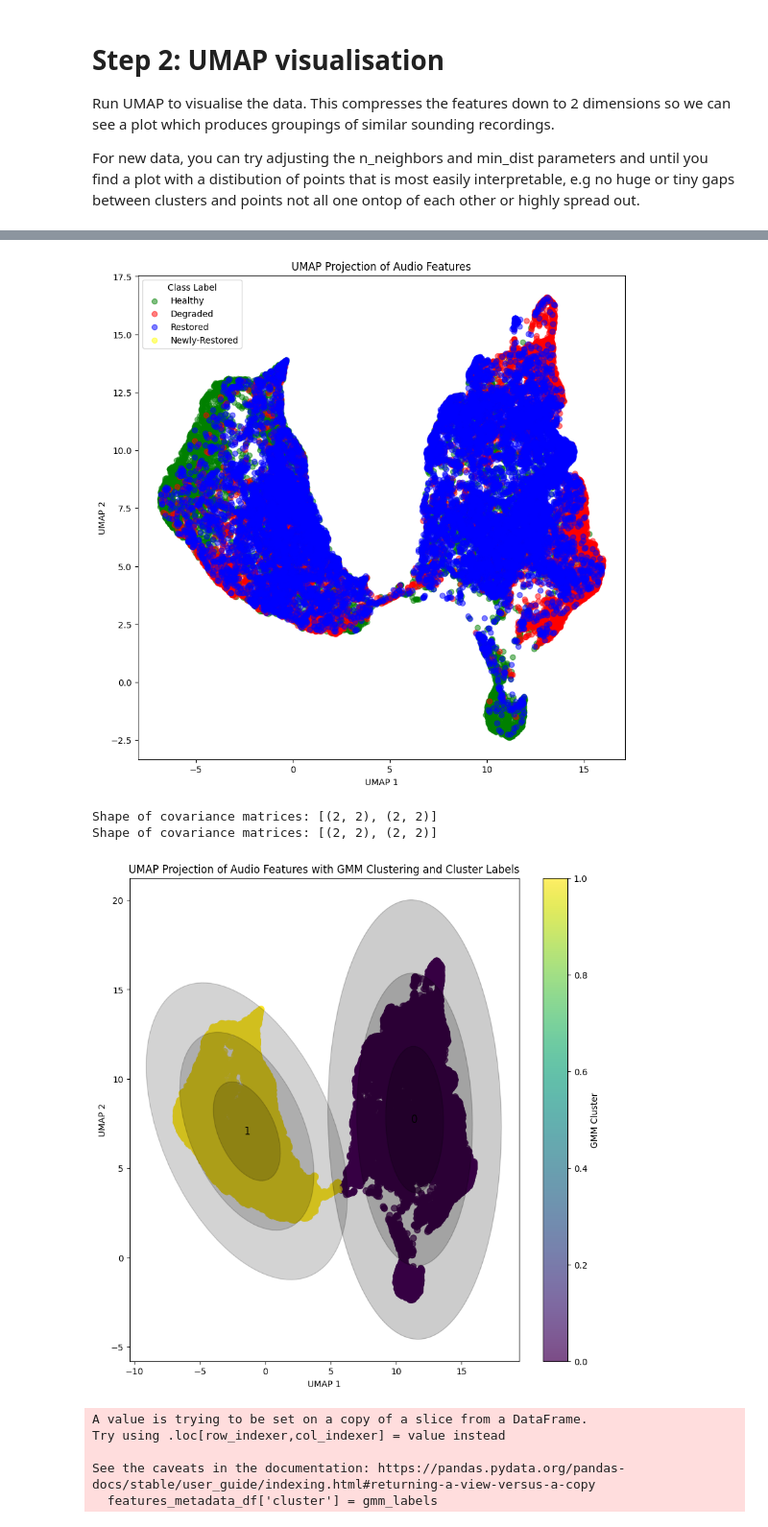
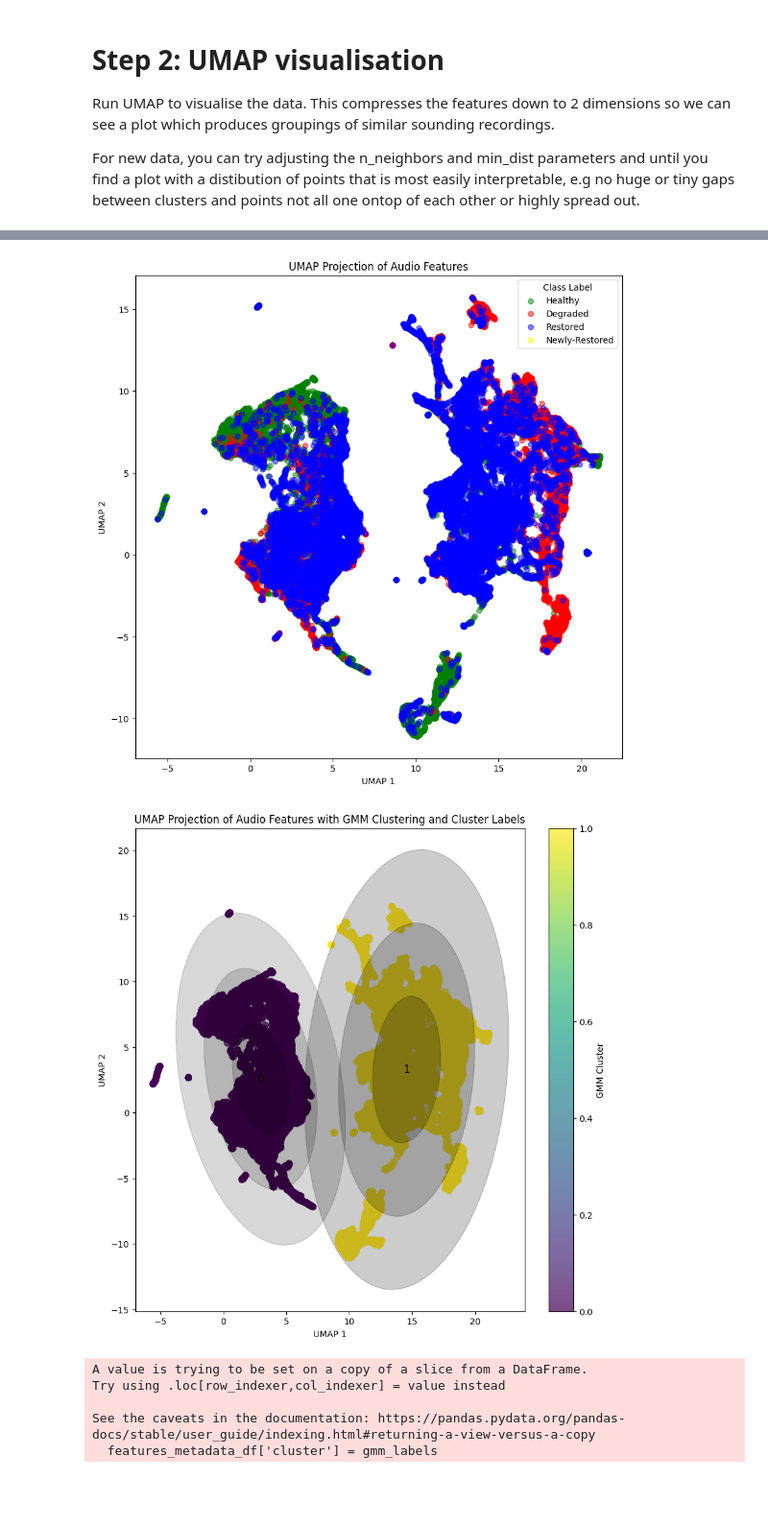
Before and after one commit to Olli365/Aqoustics-Surfperch, a Jupyter notebook: UMAP/UMAP_GMM_v3.ipynb, the cells around one changed output, grey strips where cells are left out. Shown at 96% size. Cells and saved outputs as stored; diff of their text form; code cells hidden in the pictures; blank space fills up the shorter version.

```diff
--- a/UMAP/UMAP_GMM_v3.ipynb
+++ b/UMAP/UMAP_GMM_v3.ipynb
@@ -127,10 +151,9 @@ def read_embeddings_to_dataframe(tfrecord_files):
 # %%
-# Construct the full paths to the TFRecord files using file_list
+# Construct the full paths to the TFRecord files
 tfrecord_files = [os.path.join(tfrecord_dir, f) for f in file_list]
 
-# Call the function to read embeddings and store them in a DataFrame
-embeddings_df = read_embeddings_to_dataframe(tfrecord_files)
-
+# Process the TFRecord files in batches of 5
+embeddings_df = process_in_batches(tfrecord_files, batch_size=5)
 
 print(f"Embeddings DataFrame created with shape: {embeddings_df.shape}")
 # %% [output]
@@ -212,6 +236,6 @@ Run UMAP to visualise the data. This compresses the features down to 2 dimension
 
 For new data, you can try adjusting the n_neighbors and min_dist parameters and until you find a plot with a distibution of points that is most easily interpretable, e.g no huge or tiny gaps between clusters and points not all one ontop of each other or highly spread out.
 # %%
-import umap
 n_neighbors = 13
 min_dist = 0.1
+n = 128
@@ -235,9 +242,12 @@ sampled_data.iloc[:, 2:]
 # %%
-umap_reducer = umap.UMAP(n_components=128, random_state=random_seed, n_neighbors=n_neighbors, min_dist=min_dist)
-umap_reducer.fit(sampled_data.iloc[:, 2:])
-reduced_features_128 = umap_reducer.transform(features_metadata_df.iloc[:, 2:])
-umap_reducer_2d = umap.UMAP(n_components=2, random_state=random_seed, n_neighbors=n_neighbors, min_dist=min_dist)
-reduced_features_2d = umap_reducer_2d.fit_transform(reduced_features_128)
+import umap
+
+umap_reducer_1 = umap.UMAP(n_components=n, random_state=random_seed, n_neighbors=n_neighbors, min_dist=min_dist)
+reduced_features_128 = umap_reducer_1.fit_transform(features_metadata_df.iloc[:, 2:])
+
+
+umap_reducer_2 = umap.UMAP(n_components=2, random_state=random_seed, n_neighbors=n_neighbors, min_dist=min_dist)
+umap_embeddings = umap_reducer_2.fit_transform(reduced_features_128)
 # %%
 # Mapping from single letters to words for descriptive labels
 class_mapping = {'H': 'Healthy', 'D': 'Degraded', 'R': 'Restored', 'N': 'Newly-Restored'}
@@ -250,7 +260,7 @@ plt.figure(figsize=(10, 10))
 for class_type, label in class_mapping.items():
     # Select only data rows with the current class_type, mapping them to descriptive labels on-the-fly
     indices = features_metadata_df['class_type'] == class_type
-    plt.scatter(reduced_features_2d[indices, 0], reduced_features_2d[indices, 1], label=label,
+    plt.scatter(umap_embeddings[indices, 0], umap_embeddings[indices, 1], label=label,
                 color=color_mapping[label], alpha=0.5)  # Assigning specific colors
 
 plt.title('UMAP Projection of Audio Features')
@@ -259,7 +269,7 @@ plt.ylabel('UMAP 2')
 plt.legend(title='Class Label')  # Adds a legend with a title
 plt.show()
 # %% [output]
-[figure, old version]
+[figure, new version]
 # %%
 from sklearn.mixture import GaussianMixture
 from matplotlib.patches import Ellipse
@@ -267,55 +277,51 @@ from matplotlib.patches import Ellipse
 # Step 1: Fit GMM on the 2D UMAP embeddings
 n_components = 2  # Set the number of clusters (you can adjust this based on your data)
 gmm = GaussianMixture(n_components=n_components, covariance_type='full', random_state=random_seed)
-gmm.fit(reduced_features_2d)
+gmm.fit(umap_embeddings)
 
 # Step 2: Predict the cluster labels for each point
-gmm_labels = gmm.predict(reduced_features_2d)
+gmm_labels = gmm.predict(umap_embeddings)
 
 # Step 3: Function to draw ellipses representing GMM components
 def draw_ellipse(position, covariance, ax=None, cluster_num=None, **kwargs):
     """Draw an ellipse with a given position and covariance and label it with the cluster number."""
     ax = ax or plt.gca()
 
-    # Compute the eigenvalues and eigenvectors to find the axes of the ellipse
+    # Convert covariance to principal axes
     if covariance.shape == (2, 2):
-        eigvals, eigvecs = np.linalg.eigh(covariance)
-        angle = np.degrees(np.arctan2(eigvecs[1, 0], eigvecs[0, 0]))
-        width, height = 2 * np.sqrt(eigvals)
+        U, s, Vt = np.linalg.svd(covariance)
+        angle = np.degrees(np.arctan2(U[1, 0], U[0, 0]))
+        width, height = 2 * np.sqrt(s)
     else:
-        raise ValueError("Covariance matrix must be 2x2 for 2D data.")
+        angle = 0
+        width, height = 2 * np.sqrt(covariance)
 
     # Draw the Ellipse with angle as a keyword argument
     for nsig in range(1, 4):  # Draw ellipses at 1, 2, and 3 standard deviations
         ax.add_patch(Ellipse(position, nsig * width, nsig * height, angle=angle, **kwargs))
 
     # Add the cluster number at the center of the ellipse
     if cluster_num is not None:
         ax.text(position[0], position[1], str(cluster_num), color='black', fontsize=12, ha='center', va='center')
 
-
 # Step 4: Plot UMAP embeddings with clusters from GMM
 plt.figure(figsize=(10, 10))
 
 # Plot UMAP embeddings and color them by the GMM cluster labels
-plt.scatter(reduced_features_2d[:, 0], reduced_features_2d[:, 1], c=gmm_labels, cmap='viridis', s=50, alpha=0.7)
+plt.scatter(umap_embeddings[:, 0], umap_embeddings[:, 1], c=gmm_labels, cmap='viridis', s=50, alpha=0.7)
 
 # Step 5: Plot GMM ellipses with cluster numbers
 w_factor = 0.2 / gmm.weights_.max()  # Scale the ellipses by their weights
 for i, (pos, covar, w) in enumerate(zip(gmm.means_, gmm.covariances_, gmm.weights_)):
-    # Add this print statement before calling draw_ellipse
-    print("Shape of covariance matrices:", [cov.shape for cov in gmm.covariances_])
     draw_ellipse(pos, covar, alpha=w * w_factor, color='black', cluster_num=i)  # Add cluster number
 
 plt.title('UMAP Projection of Audio Features with GMM Clustering and Cluster Labels')
 plt.xlabel('UMAP 1')
 plt.ylabel('UMAP 2')
 plt.colorbar(label='GMM Cluster')
 plt.show()
 # %% [output]
-Shape of covariance matrices: [(2, 2), (2, 2)]
-Shape of covariance matrices: [(2, 2), (2, 2)]
-[figure, old version]
+[figure, new version]
 # %%
 features_metadata_df['cluster'] = gmm_labels
 features_metadata_df
```
Also changed, not shown: parts of 25 cells of this notebook, 3 other files.
